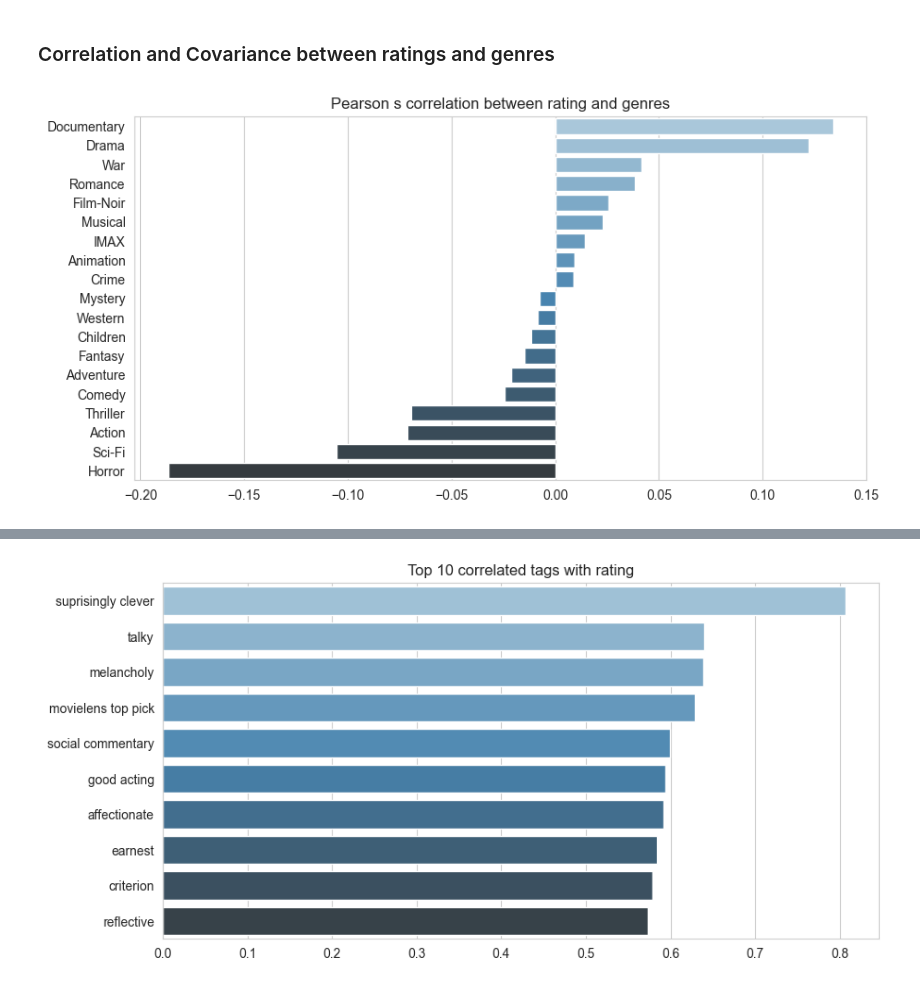
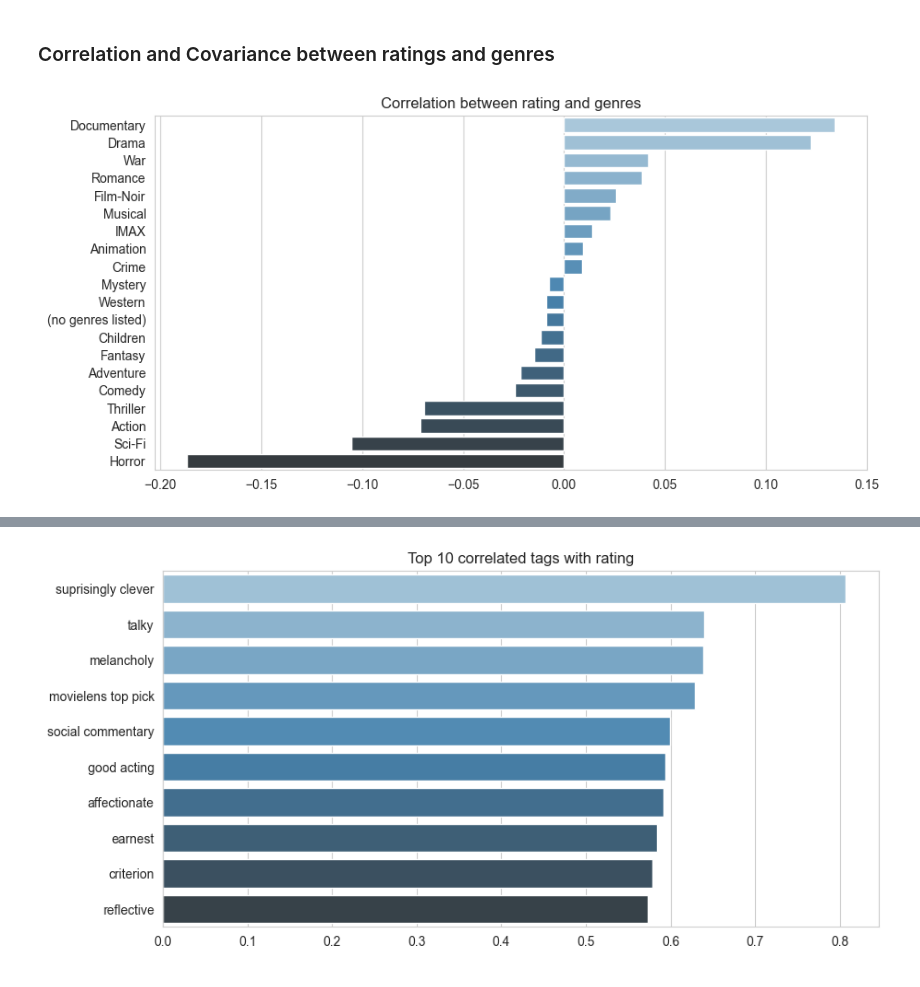
Before and after one commit to DiegoConce/data-analytics-movielens, a Jupyter notebook: DataAcquisition.ipynb, the cells around one changed output, grey strips where cells are left out. Drawn from its saved outputs; the diff is of its cells as text; code cells hidden in the pictures.

```diff
--- a/DataAcquisition.ipynb
+++ b/DataAcquisition.ipynb
@@ -289,15 +311,15 @@ plt.show()
 ### Correlation and Covariance between ratings and genres
 # %%
 dftmp = movies.merge(ratings, on='movieId')
-dftmp = dftmp.drop(['movieId', 'title', 'year', 'rating_count', '(no genres listed)'], axis=1)
+dftmp = dftmp.drop(['movieId', 'title', 'year', 'rating_count'], axis=1)
 
 correlation = dftmp.corr(method='pearson')
 correlation = correlation['rating_mean'].sort_values(ascending=False)
 correlation = correlation[1:]
 
 plt.figure(figsize=(10, 5))
 sns.barplot(x=correlation.values, y=correlation.index, palette='Blues_d')
-plt.title('Pearson s correlation between rating and genres')
+plt.title('Correlation between rating and genres')
 plt.show()
 # %% [output]
-[figure, old version]
+[figure, new version]
```
Also changed, not shown: parts of 13 cells of this notebook, 2 other files.
